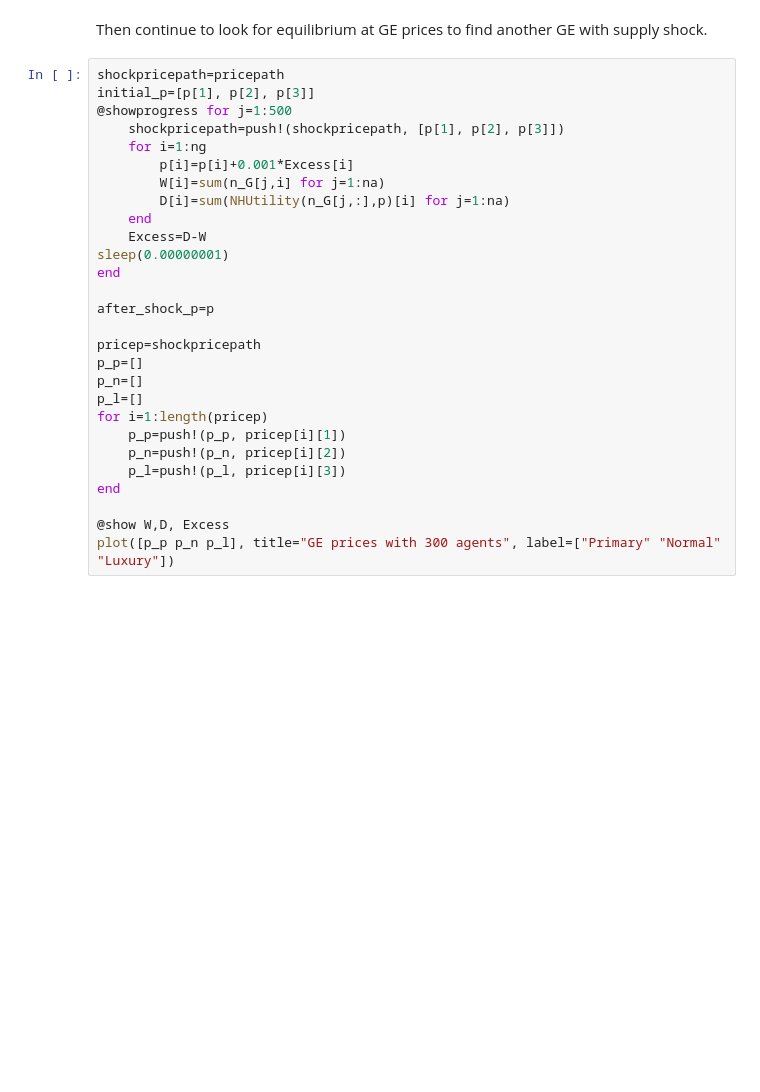
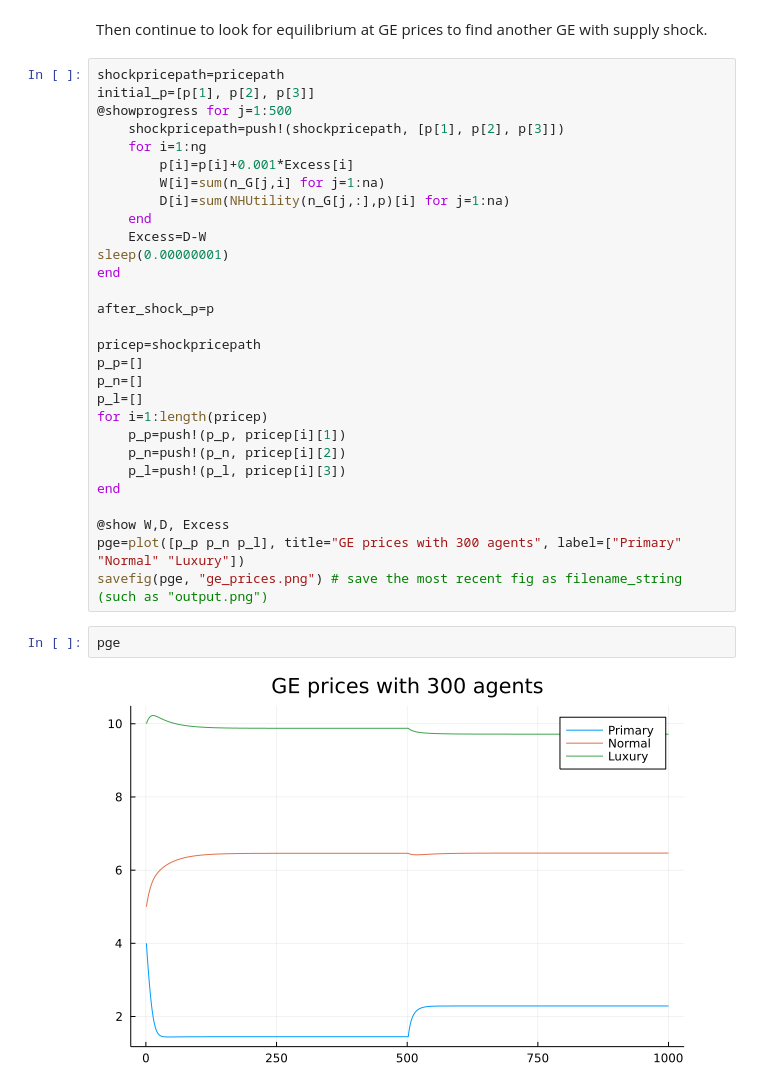
Before and after one commit to antoineding/IIRUHH_master, a Jupyter notebook: src/treatingexcess.ipynb, the cells around one changed output. Cells and saved outputs as stored; diff of their text form; blank space fills up the shorter version.

```diff
--- a/src/treatingexcess.ipynb
+++ b/src/treatingexcess.ipynb
@@ -224,7 +232,12 @@ for i=1:length(pricep)
 end
 
 @show W,D, Excess
-plot([p_p p_n p_l], title="GE prices with 300 agents", label=["Primary" "Normal" "Luxury"])
+pge=plot([p_p p_n p_l], title="GE prices with 300 agents", label=["Primary" "Normal" "Luxury"])
+savefig(pge, "ge_prices.png") # save the most recent fig as filename_string (such as "output.png")
+# %%
+pge
+# %% [output]
+[figure, added]
 # %%
 initial_p, after_shock_p,p
 # %% [output]
```
Also changed, not shown: parts of 14 cells of this notebook, 3 other files.
